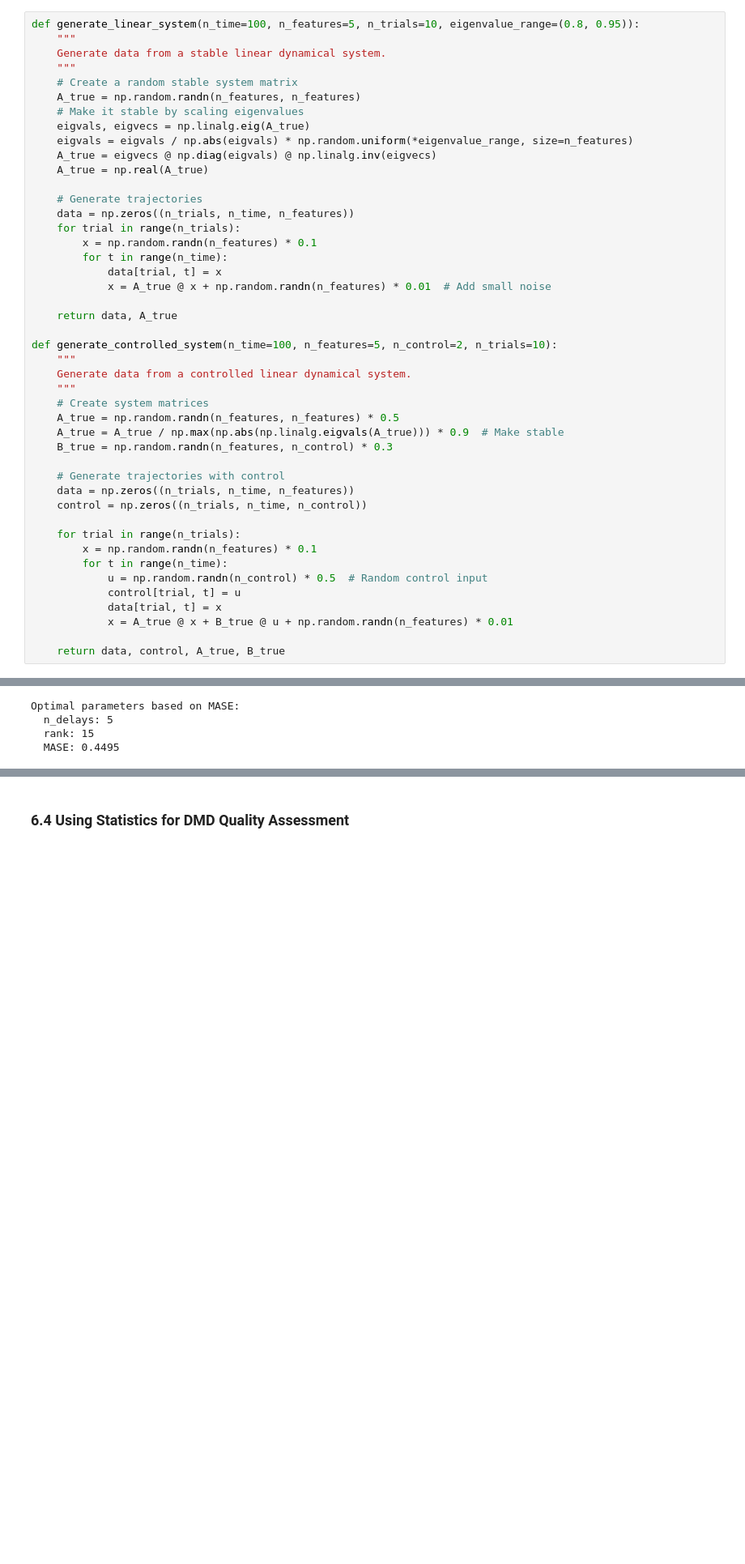
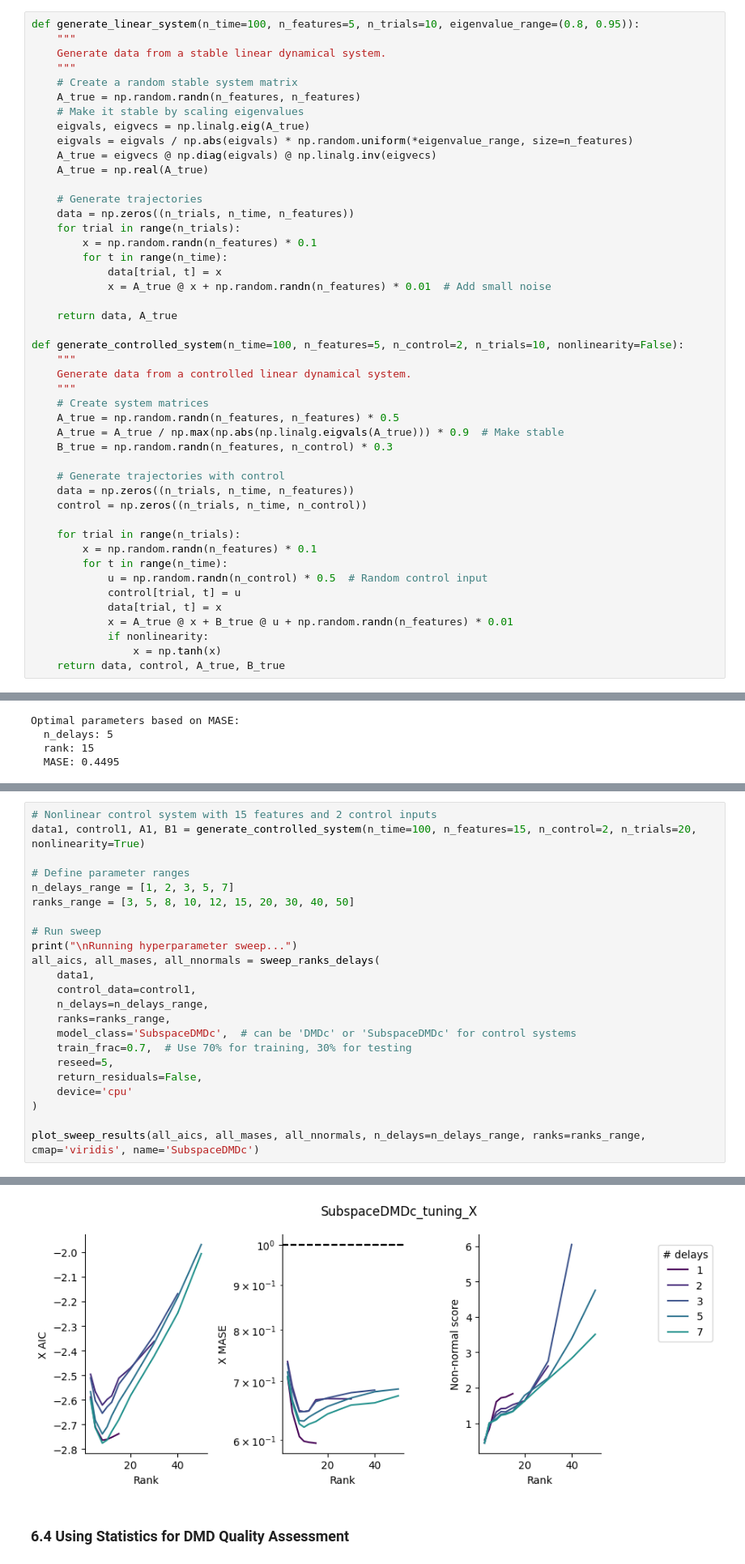
Before and after one commit to mitchellostrow/DSA, a Jupyter notebook: examples/how_to_use_dsa_tutorial.ipynb, the cells around one changed output, grey strips where cells are left out. Shown at 81% size. Drawn from its saved outputs; the diff is of its cells as text; blank space fills up the shorter version.

Commit message:
updated sweep_ranks_delays to work with DMDc and SubspaceDMDc

```diff
--- a/examples/how_to_use_dsa_tutorial.ipynb
+++ b/examples/how_to_use_dsa_tutorial.ipynb
@@ -76,7 +76,7 @@ def generate_linear_system(n_time=100, n_features=5, n_trials=10, eigenvalue_ran
 
     return data, A_true
 
-def generate_controlled_system(n_time=100, n_features=5, n_control=2, n_trials=10):
+def generate_controlled_system(n_time=100, n_features=5, n_control=2, n_trials=10, nonlinearity=False):
     """
     Generate data from a controlled linear dynamical system.
     """
@@ -96,7 +96,8 @@ def generate_controlled_system(n_time=100, n_features=5, n_control=2, n_trials=1
             control[trial, t] = u
             data[trial, t] = x
             x = A_true @ x + B_true @ u + np.random.randn(n_features) * 0.01
-
+            if nonlinearity:
+                x = np.tanh(x)
     return data, control, A_true, B_true
 # %% [markdown]
 ## 2. Data Structure Options <a id='data-structures'></a>
@@ -574,0 +578,24 @@ Optimal parameters based on MASE:
+# %%
+# Nonlinear control system with 15 features and 2 control inputs
+data1, control1, A1, B1 = generate_controlled_system(n_time=100, n_features=15, n_control=2, n_trials=20, nonlinearity=True)
+
+# Define parameter ranges
+n_delays_range = [1, 2, 3, 5, 7]
+ranks_range = [3, 5, 8, 10, 12, 15, 20, 30, 40, 50]
+
+# Run sweep
+print("\nRunning hyperparameter sweep...")
+all_aics, all_mases, all_nnormals = sweep_ranks_delays(
+    data1,
+    control_data=control1,
+    n_delays=n_delays_range,
+    ranks=ranks_range,
+    model_class='SubspaceDMDc',  # can be 'DMDc' or 'SubspaceDMDc' for control systems
+    train_frac=0.7,  # Use 70% for training, 30% for testing
+    reseed=5,
+    return_residuals=False,
+    device='cpu'
+)
+
+plot_sweep_results(all_aics, all_mases, all_nnormals, n_delays=n_delays_range, ranks=ranks_range, cmap='viridis', name='SubspaceDMDc')
+# %% [output]
@@ -575,3 +607,4 @@ Optimal parameters based on MASE:
+[figure, added]
 # %% [markdown]
 ### 6.4 Using Statistics for DMD Quality Assessment
 # %%
```
Also changed, not shown: parts of 3 cells of this notebook, 1 other file.
